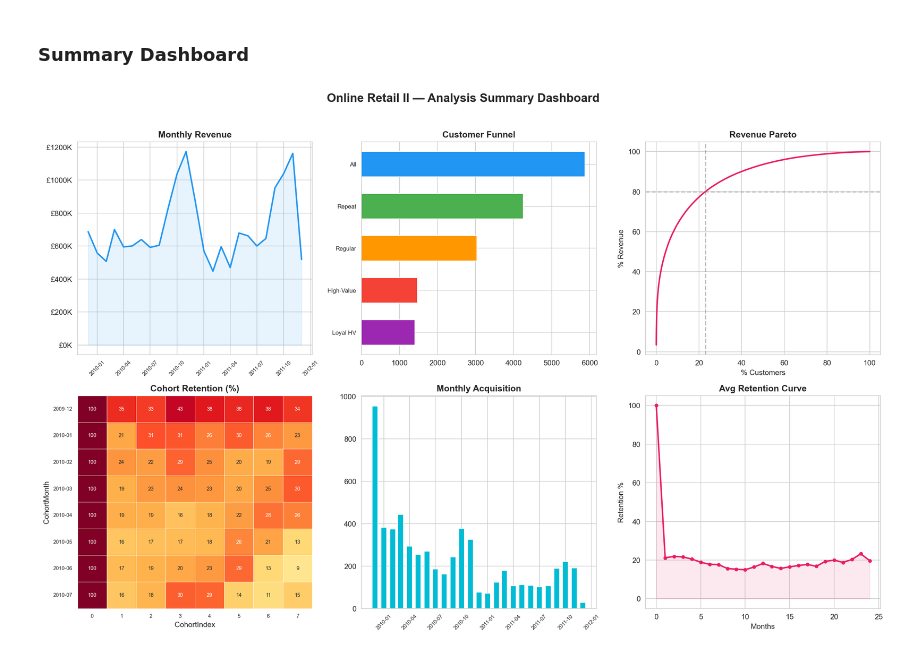
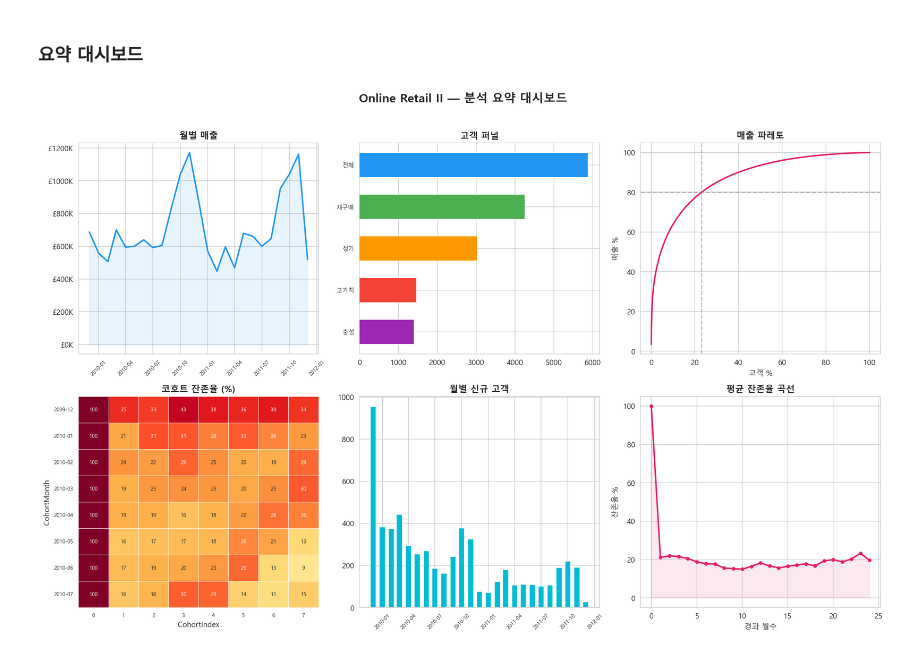
Before and after one commit to PJW2004/user-funnel-cohort-analysis, a Jupyter notebook: notebooks/analysis.ipynb, the cells around one changed output. Saved outputs shown, nothing was run; the diff lists cells and outputs as text; code cells hidden in the pictures.

```diff
--- a/notebooks/analysis.ipynb
+++ b/notebooks/analysis.ipynb
@@ -23,6 +23,10 @@ import warnings
 
 warnings.filterwarnings('ignore')
 sns.set_style('whitegrid')
+
+# 한글 폰트 설정 (Windows)
+plt.rcParams['font.family'] = 'Malgun Gothic'
+plt.rcParams['axes.unicode_minus'] = False
 plt.rcParams['figure.dpi'] = 150
 plt.rcParams['savefig.dpi'] = 150
 plt.rcParams['figure.figsize'] = (12, 5)
@@ -655,62 +746,61 @@ KEY INSIGHTS
 # %% [markdown]
-### Summary Dashboard
+### 요약 대시보드
 # %%
-# Create a summary visualization
 fig, axes = plt.subplots(2, 3, figsize=(16, 10))
-fig.suptitle('Online Retail II — Analysis Summary Dashboard', fontsize=16, fontweight='bold', y=1.02)
+fig.suptitle('Online Retail II — 분석 요약 대시보드', fontsize=16, fontweight='bold', y=1.02)
 
-# 1. Monthly Revenue
+# 1. 월별 매출
 ax = axes[0, 0]
 ax.plot(monthly_revenue.index, monthly_revenue.values, color='#2196F3', linewidth=2)
 ax.fill_between(monthly_revenue.index, monthly_revenue.values, alpha=0.1, color='#2196F3')
-ax.set_title('Monthly Revenue', fontweight='bold')
+ax.set_title('월별 매출', fontweight='bold')
 ax.yaxis.set_major_formatter(mticker.FuncFormatter(lambda x, _: f'£{x/1000:.0f}K'))
 ax.tick_params(axis='x', rotation=45, labelsize=7)
 
-# 2. Customer Funnel
+# 2. 고객 퍼널
 ax = axes[0, 1]
 colors_f = ['#2196F3', '#4CAF50', '#FF9800', '#F44336', '#9C27B0']
 y_f = range(len(funnel_df) - 1, -1, -1)
-ax.barh(y_f, funnel_df['Customers'], color=colors_f, height=0.6)
+ax.barh(y_f, funnel_df['고객 수'], color=colors_f, height=0.6)
 ax.set_yticks(y_f)
-short_labels = ['All', 'Repeat', 'Regular', 'High-Value', 'Loyal HV']
+short_labels = ['전체', '재구매', '정기', '고가치', '충성']
 ax.set_yticklabels(short_labels, fontsize=8)
-ax.set_title('Customer Funnel', fontweight='bold')
+ax.set_title('고객 퍼널', fontweight='bold')
 
-# 3. Pareto
+# 3. 파레토
 ax = axes[0, 2]
 ax.plot(customer_pct, cumulative_pct.values, color='#E91E63', linewidth=2)
 ax.axhline(80, color='gray', linestyle='--', alpha=0.5)
 ax.axvline(pct_80, color='gray', linestyle='--', alpha=0.5)
-ax.set_title('Revenue Pareto', fontweight='bold')
-ax.set_xlabel('% Customers')
-ax.set_ylabel('% Revenue')
+ax.set_title('매출 파레토', fontweight='bold')
+ax.set_xlabel('고객 %')
+ax.set_ylabel('매출 %')
 
-# 4. Cohort Heatmap (simplified)
+# 4. 코호트 히트맵 (축소)
 ax = axes[1, 0]
 retention_small = retention_display.iloc[:8, :8]
 sns.heatmap(retention_small, annot=True, fmt='.0f', cmap='YlOrRd',
             linewidths=0.3, ax=ax, vmin=0, vmax=50, cbar=False,
             annot_kws={'size': 7})
-ax.set_title('Cohort Retention (%)', fontweight='bold')
+ax.set_title('코호트 잔존율 (%)', fontweight='bold')
 ax.tick_params(axis='both', labelsize=7)
 
-# 5. Acquisition
+# 5. 신규 고객
 ax = axes[1, 1]
 ax.bar(new_customers.index, new_customers.values, color='#00BCD4', width=20)
-ax.set_title('Monthly Acquisition', fontweight='bold')
+ax.set_title('월별 신규 고객', fontweight='bold')
 ax.tick_params(axis='x', rotation=45, labelsize=7)
 
-# 6. Avg Retention Curve
+# 6. 평균 잔존율 곡선
 ax = axes[1, 2]
 ax.plot(avg_retention.index, avg_retention.values, marker='o', color='#E91E63', linewidth=2, markersize=4)
 ax.fill_between(avg_retention.index, avg_retention.values, alpha=0.1, color='#E91E63')
-ax.set_title('Avg Retention Curve', fontweight='bold')
-ax.set_xlabel('Months')
-ax.set_ylabel('Retention %')
+ax.set_title('평균 잔존율 곡선', fontweight='bold')
+ax.set_xlabel('경과 월수')
+ax.set_ylabel('잔존율 %')
 
 plt.tight_layout()
 plt.savefig(IMAGES_DIR / '12_summary_dashboard.png', bbox_inches='tight')
 plt.show()
 # %% [output]
-[figure, old version]
+[figure, new version]
```
Also changed, not shown: parts of 41 cells of this notebook, 13 other files.
